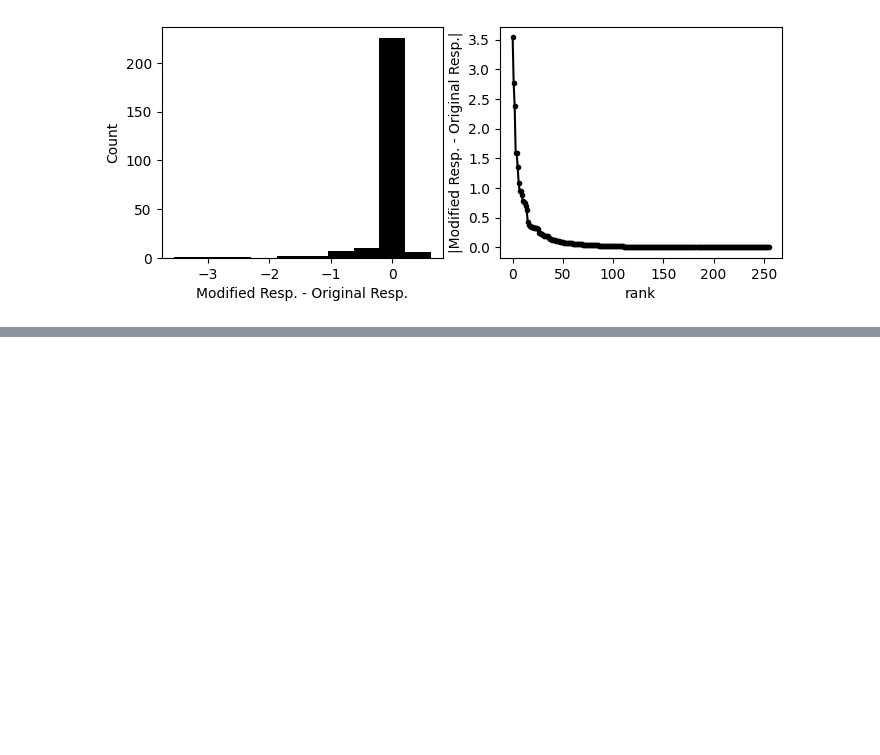
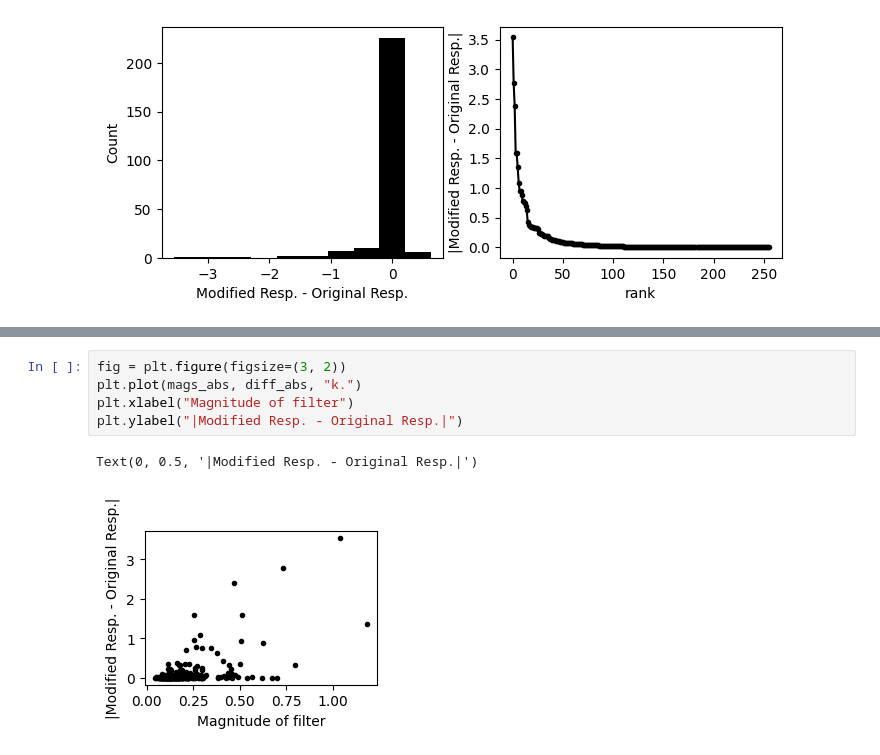
Before and after one commit to L24358/artiphisiology, a Jupyter notebook: main/reports/20230417_tracing.ipynb, the cells around one changed output, grey strips where cells are left out. Saved outputs shown, nothing was run; the diff lists cells and outputs as text; blank space fills up the shorter version.

```diff
--- a/main/reports/20230417_tracing.ipynb
+++ b/main/reports/20230417_tracing.ipynb
@@ -45,0 +89,8 @@ for t in range(top):
+# %%
+fig = plt.figure(figsize=(3, 2))
+plt.plot(mags_abs, diff_abs, "k.")
+plt.xlabel("Magnitude of filter")
+plt.ylabel("|Modified Resp. - Original Resp.|")
+# %% [output]
+Text(0, 0.5, '|Modified Resp. - Original Resp.|')
+[figure, added]
```
Also changed, not shown: parts of 5 cells of this notebook.
